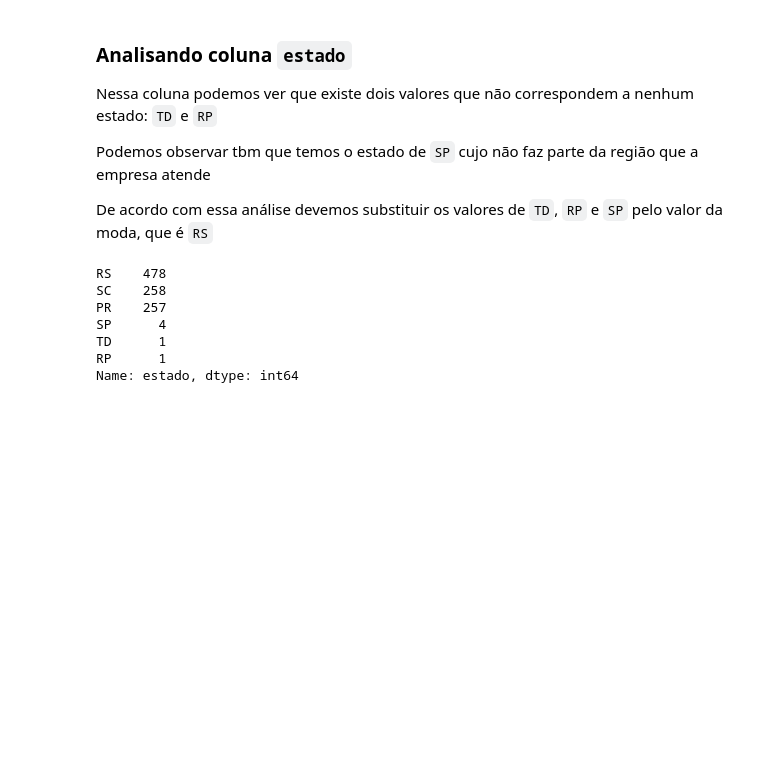
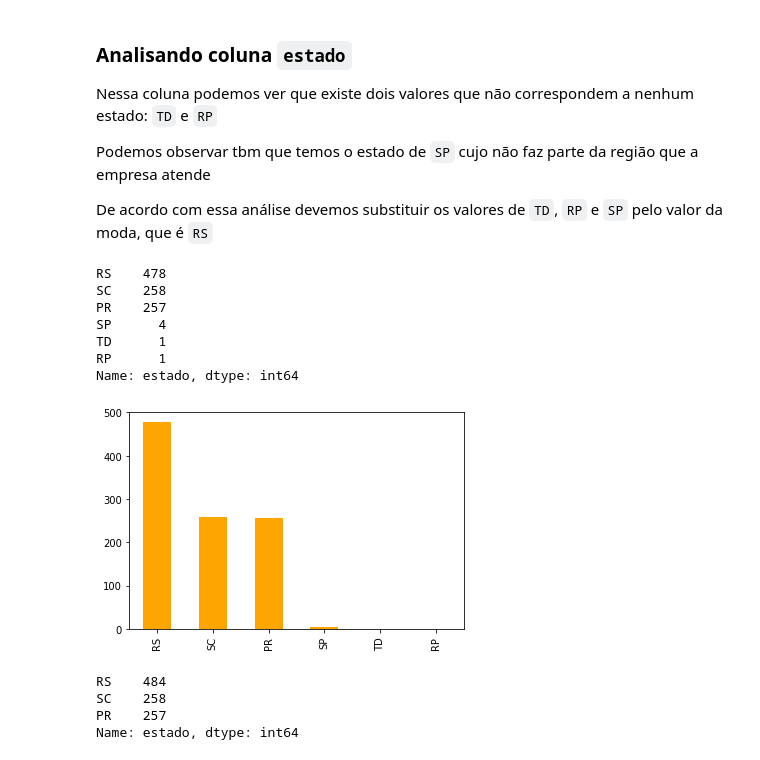
Before and after one commit to feliperromao/datascience-na-pratica, a Jupyter notebook: pandas_tratamento_dados_churn.ipynb, the cells around one changed output. Drawn from its saved outputs; the diff is of its cells as text; code cells hidden in the pictures; blank space fills up the shorter version.

```diff
--- a/pandas_tratamento_dados_churn.ipynb
+++ b/pandas_tratamento_dados_churn.ipynb
@@ -87,3 +159,7 @@ SP      4
 TD      1
 RP      1
 Name: estado, dtype: int64
+# %%
+df.estado.value_counts().plot.bar(color="orange");
+# %% [output]
+[figure, added]
@@ -89,0 +168,7 @@ Name: estado, dtype: int64
+# %%
+df.estado.value_counts()
+# %% [output]
+RS    484
+SC    258
+PR    257
+Name: estado, dtype: int64
```
Also changed, not shown: parts of 22 cells of this notebook.
